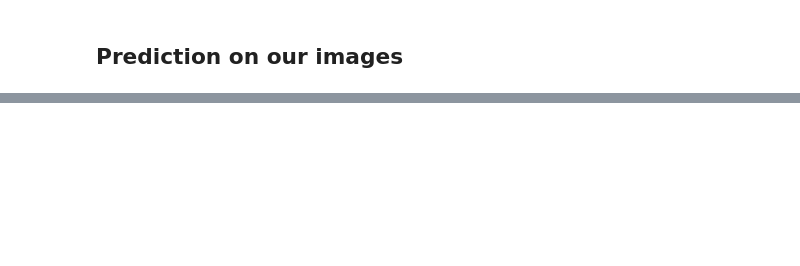
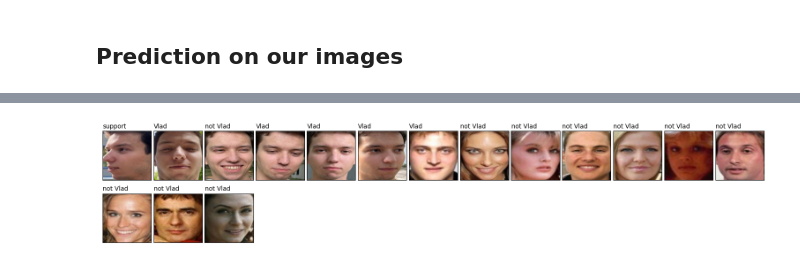
Before and after one commit to Tokomeir/ml_mipt_dafe, a Jupyter notebook: 09_Detection/homework/HW5.ipynb, the cells around one changed output, grey strips where cells are left out. Drawn from its saved outputs; the diff is of its cells as text; code cells hidden in the pictures; blank space fills up the shorter version.

```diff
--- a/09_Detection/homework/HW5.ipynb
+++ b/09_Detection/homework/HW5.ipynb
@@ -314,0 +493,4 @@ def predict(model, sample):
+# %%
+predict(detecting_model, sample)
+# %% [output]
+[figure, added]
```
Also changed, not shown: parts of 40 cells of this notebook, 22 other files.
